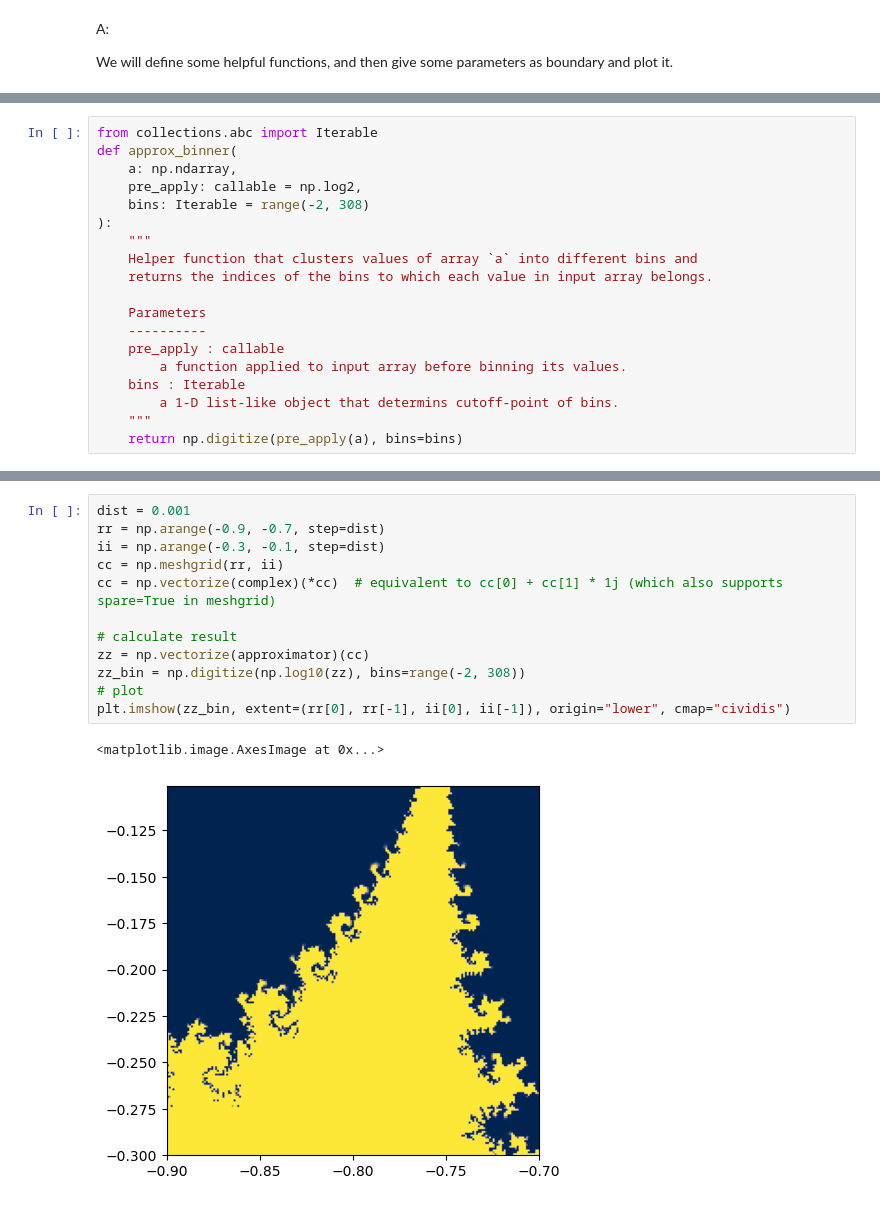
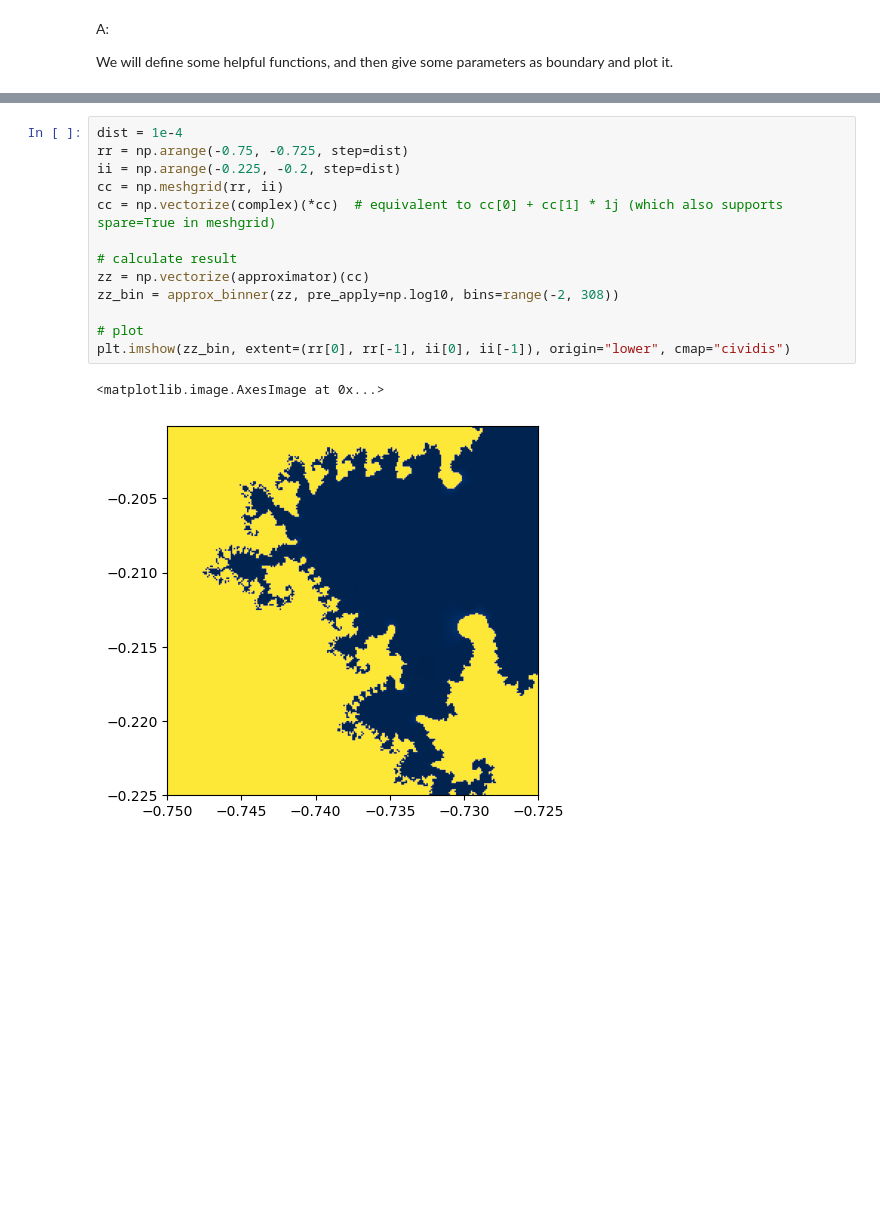
Before and after one commit to wkCircle/notebooks_articles, a Jupyter notebook: notebooks/physics-math/complex_numbers_and_mandelbrot_set.ipynb, the cells around one changed output, grey strips where cells are left out. Saved outputs shown, nothing was run; the diff lists cells and outputs as text; blank space fills up the shorter version.

```diff
--- a/notebooks/physics-math/complex_numbers_and_mandelbrot_set.ipynb
+++ b/notebooks/physics-math/complex_numbers_and_mandelbrot_set.ipynb
@@ -190,22 +219,3 @@ def binary_indicator(c: complex, max_k: int = 50, threshold: float = 100) -> boo
           where k=0, 1,... max_k, is bounded or not.
     """
     return approximator(c, max_k) <= threshold
-# %%
-from collections.abc import Iterable
-def approx_binner(
-    a: np.ndarray,
-    pre_apply: callable = np.log2,
-    bins: Iterable = range(-2, 308)
-):
-    """
-    Helper function that clusters values of array `a` into different bins and
-    returns the indices of the bins to which each value in input array belongs.
-
-    Parameters
-    ----------
-    pre_apply : callable
-        a function applied to input array before binning its values.
-    bins : Iterable
-        a 1-D list-like object that determins cutoff-point of bins.
-    """
-    return np.digitize(pre_apply(a), bins=bins)
@@ -227,15 +258,16 @@ plt.imshow(zz_bin, extent=(rr[0], rr[-1], ii[0], ii[-1]), origin="lower", cmap="
 # %%
-dist = 0.001
-rr = np.arange(-0.9, -0.7, step=dist)
-ii = np.arange(-0.3, -0.1, step=dist)
+dist = 1e-4
+rr = np.arange(-0.75, -0.725, step=dist)
+ii = np.arange(-0.225, -0.2, step=dist)
 cc = np.meshgrid(rr, ii)
 cc = np.vectorize(complex)(*cc)  # equivalent to cc[0] + cc[1] * 1j (which also supports spare=True in meshgrid)
 
 # calculate result
 zz = np.vectorize(approximator)(cc)
-zz_bin = np.digitize(np.log10(zz), bins=range(-2, 308))
+zz_bin = approx_binner(zz, pre_apply=np.log10, bins=range(-2, 308))
+
 # plot
 plt.imshow(zz_bin, extent=(rr[0], rr[-1], ii[0], ii[-1]), origin="lower", cmap="cividis")
 # %% [output]
 <matplotlib.image.AxesImage at 0x...>
-[figure, old version]
+[figure, new version]
```
Also changed, not shown: parts of 6 cells of this notebook.
